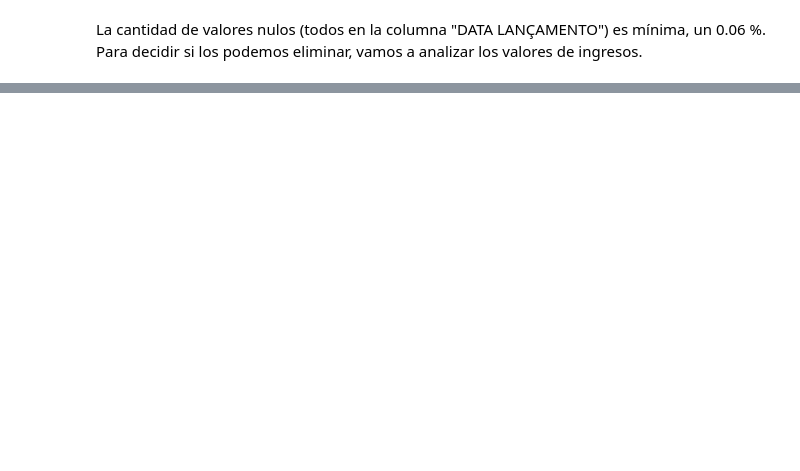
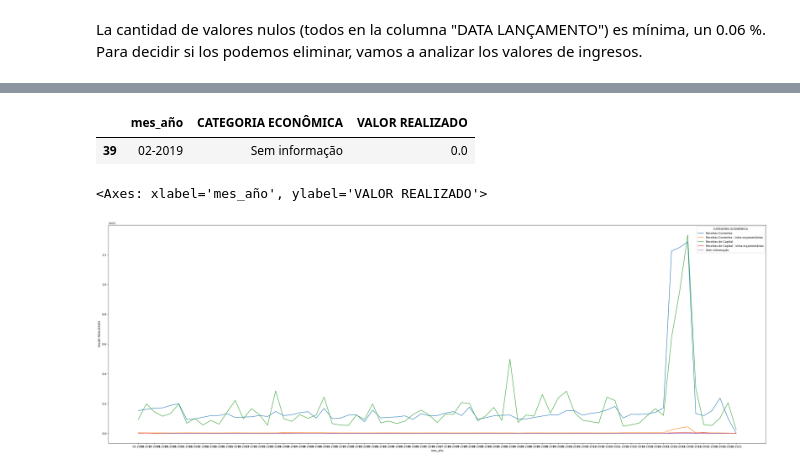
Before and after one commit to MartaM1206/Proyecto2-Insights-Brasil, a Jupyter notebook: Proyecto2.ipynb, the cells around one changed output, grey strips where cells are left out. Cells and saved outputs as stored; diff of their text form; code cells hidden in the pictures; blank space fills up the shorter version.

```diff
--- a/Proyecto2.ipynb
+++ b/Proyecto2.ipynb
@@ -536,0 +669,5 @@ Se puede ver que los valores únicos de la columna 'CÓDIGO ÓRGÃO' no coincide
+# %%
+# Añadimos una nueva columna al df datos_brasil con el cálculo de la diferencia entre ingresos previstos y realizados por cada categoría.
+# Usamos las columnas "VALOR PREVISTO ATUALIZADO" como ingreso previsto y "VALOR REALIZADO" para el ingreso previsto.
+datos_brasil["diferencia_ingresos"] = datos_brasil["VALOR PREVISTO ATUALIZADO"] - datos_brasil["VALOR REALIZADO"]
+sl.reporte(datos_brasil)
@@ -536,0 +712,5 @@ Se puede ver que los valores únicos de la columna 'CÓDIGO ÓRGÃO' no coincide
+# %%
+# creamos 2 nuevas columnas a partir de "DATA LANÇAMENTO": una que muestre la fecha como mes-año y otra solo con el año
+datos_brasil["mes_año"] = datos_brasil["DATA LANÇAMENTO"].dt.strftime('%m-%Y')
+datos_brasil['año'] = datos_brasil['DATA LANÇAMENTO'].dt.year
+datos_brasil.sample()
@@ -536,0 +720,14 @@ Se puede ver que los valores únicos de la columna 'CÓDIGO ÓRGÃO' no coincide
+# %%
+# agrupamos por la nueva columna "mes_año" y por "CATEGORIA ECONÔMICA" y sumamos los ingresos ('VALOR REALIZADO')
+ingresos_tiempo_categoria = datos_brasil.groupby(["mes_año", "CATEGORIA ECONÔMICA"])["VALOR REALIZADO"].sum().reset_index()
+ingresos_tiempo_categoria.sample()
+# %% [output]
+|  | mes_año | CATEGORIA ECONÔMICA | VALOR REALIZADO |
+| 39 | 02-2019 | Sem informação | 0.0 |
+# %%
+# Usamos un lineplot para representar los ingresos por categorías a lo largo del tiempo
+plt.figure(figsize=(42, 14))
+sns.lineplot(data=ingresos_tiempo_categoria, x="mes_año", y="VALOR REALIZADO", hue ="CATEGORIA ECONÔMICA")
+# %% [output]
+<Axes: xlabel='mes_año', ylabel='VALOR REALIZADO'>
+[figure, added]
```
Also changed, not shown: parts of 80 cells of this notebook, 13 other files.
